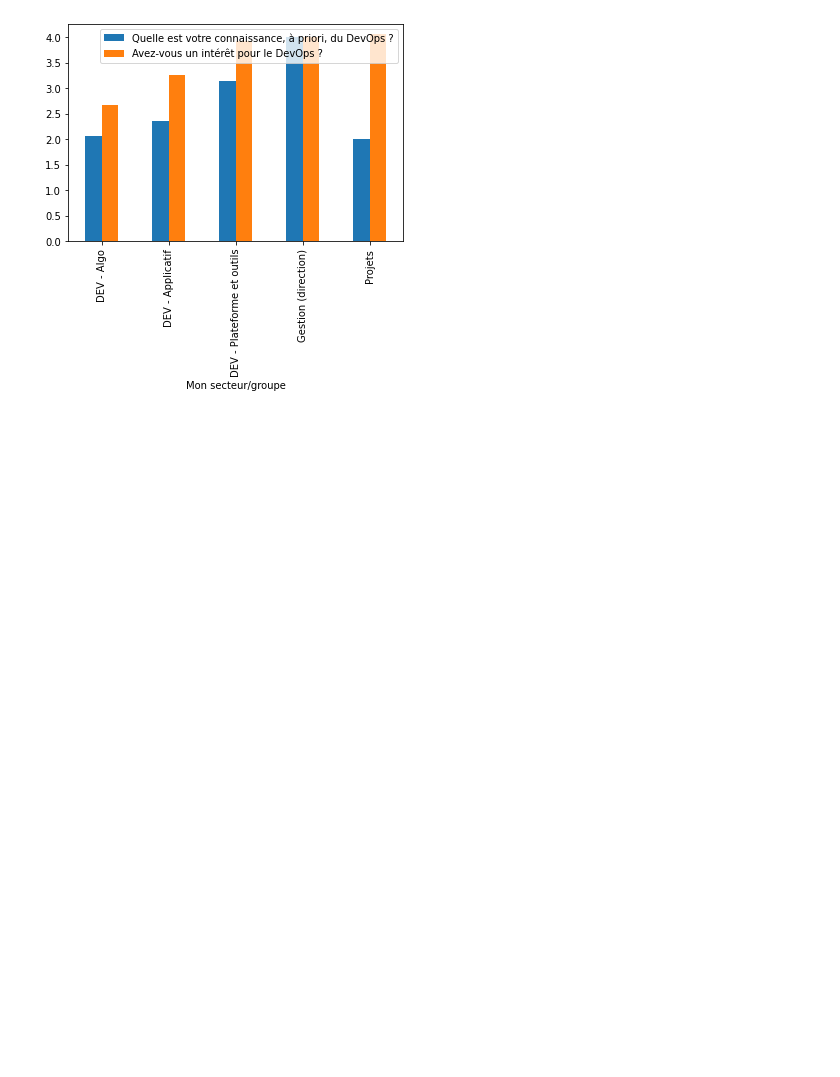
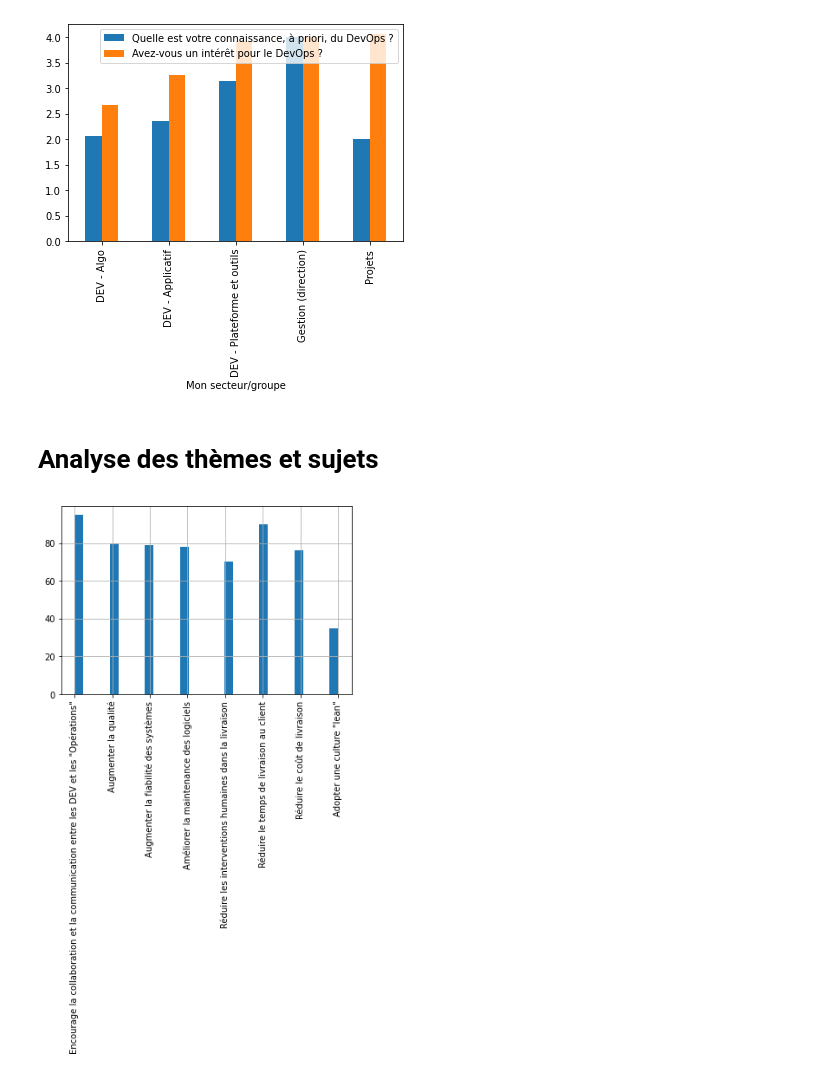
Before and after one commit to delemarchand2020/testColab, a Jupyter notebook: AnalyseSondageDevops.ipynb, the cells around one changed output. Cells and saved outputs as stored; diff of their text form; code cells hidden in the pictures; blank space fills up the shorter version.

```diff
--- a/AnalyseSondageDevops.ipynb
+++ b/AnalyseSondageDevops.ipynb
@@ -32,2 +45,12 @@ dummy = df.groupby('Mon secteur/groupe')['Quelle est votre connaissance, à prio
 # %% [output]
 [figure]
+# %% [markdown]
+# Analyse des thèmes et sujets
+# %%
+#@title Classemement de ce que permet le Devops selon les répondants
+new_df = df['Selon vous, que permet le DevOps ?'].str.split(';', expand=True)
+new_df = new_df.stack().reset_index()
+new_df = new_df[new_df != '']
+dummy = new_df[0].hist(xrot=90, density=False, bins=30)
+# %% [output]
+[figure, added]
```
Also changed, not shown: parts of 13 cells of this notebook.
